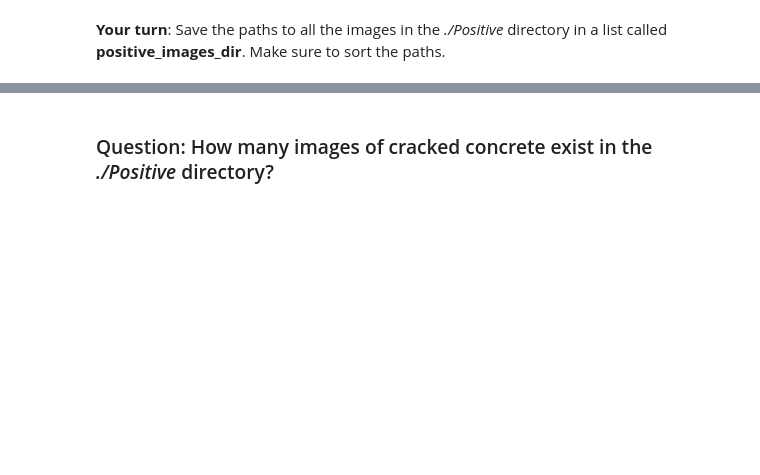
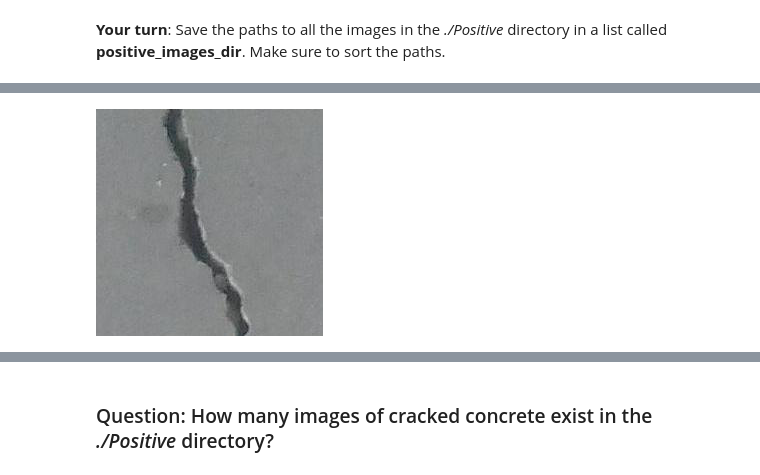
Before and after one commit to dennislamcv1/IBMAIEngineering, a Jupyter notebook: AI Capstone Project with Deep Learning/DL0321EN-1-1-Loading-Data-py-v1.0.ipynb, the cells around one changed output, grey strips where cells are left out. Drawn from its saved outputs; the diff is of its cells as text; code cells hidden in the pictures; blank space fills up the shorter version.

```diff
--- a/AI Capstone Project with Deep Learning/DL0321EN-1-1-Loading-Data-py-v1.0.ipynb
+++ b/AI Capstone Project with Deep Learning/DL0321EN-1-1-Loading-Data-py-v1.0.ipynb
@@ -234,0 +259,3 @@ len(negative_images_dir)
+# %%
+positive_images = os.listdir('./Positive')
+positive_images
@@ -234,0 +280,3 @@ len(negative_images_dir)
+# %%
+positive_images.sort()
+positive_images
@@ -234,0 +301,6 @@ len(negative_images_dir)
+# %%
+image_data = Image.open('./Positive/{}'.format(positive_images[0]))
+# %%
+image_data
+# %% [output]
+[figure, added]
```
Also changed, not shown: parts of 16 cells of this notebook.
